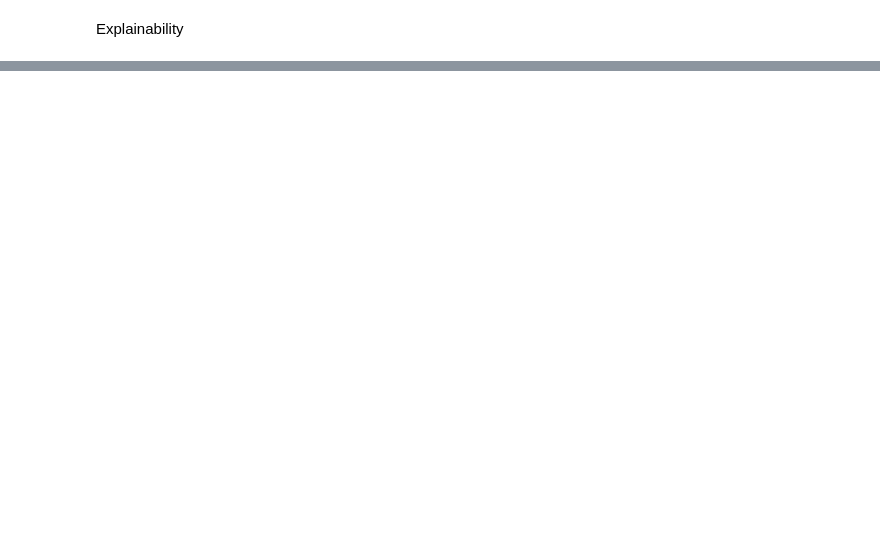
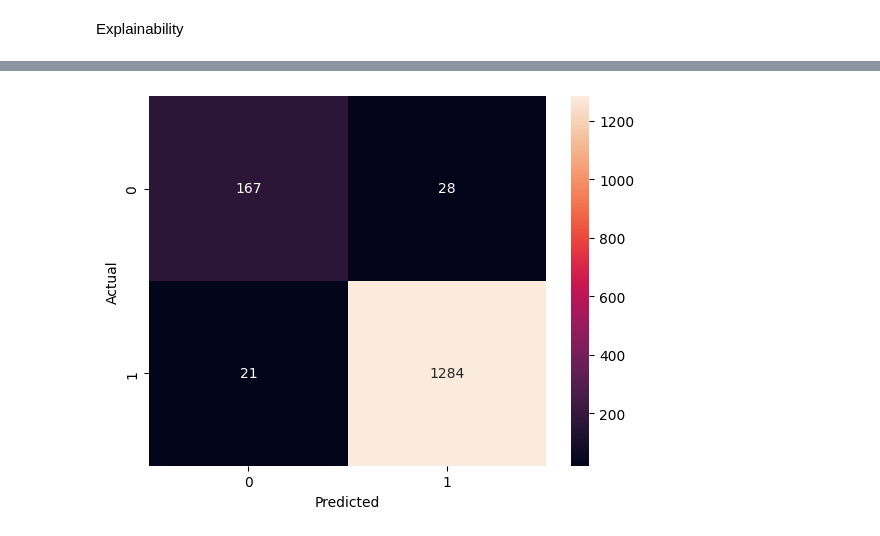
Before and after one commit to limecozy1945/liver-disease-analysis, a Jupyter notebook: liver_explainable_ai.ipynb, the cells around one changed output, grey strips where cells are left out. Cells and saved outputs as stored; diff of their text form; code cells hidden in the pictures; blank space fills up the shorter version.

```diff
--- a/liver_explainable_ai.ipynb
+++ b/liver_explainable_ai.ipynb
@@ -83,0 +271,12 @@ shap.force_plot(explainer.expected_value,shap_values[0],patient_df,matplotlib=Tr
+# %%
+from sklearn.metrics import confusion_matrix
+import seaborn as sns
+
+cm = confusion_matrix(y_test_binary, preds_bin) #computing the confusion matrix to evaluate the performance of the binary classification model in terms of true positives, true negatives, false positives, and false negatives, which can help identify any issues with class imbalance or specific types of misclassifications
+
+sns.heatmap(cm, annot=True, fmt="d")
+plt.xlabel("Predicted")
+plt.ylabel("Actual")
+plt.show()
+# %% [output]
+[figure, added]
```
Also changed, not shown: parts of 17 cells of this notebook.
